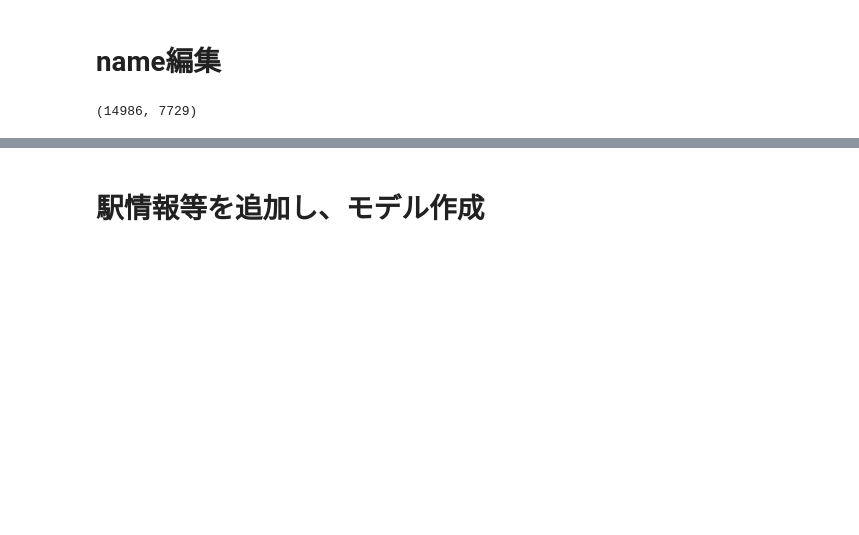
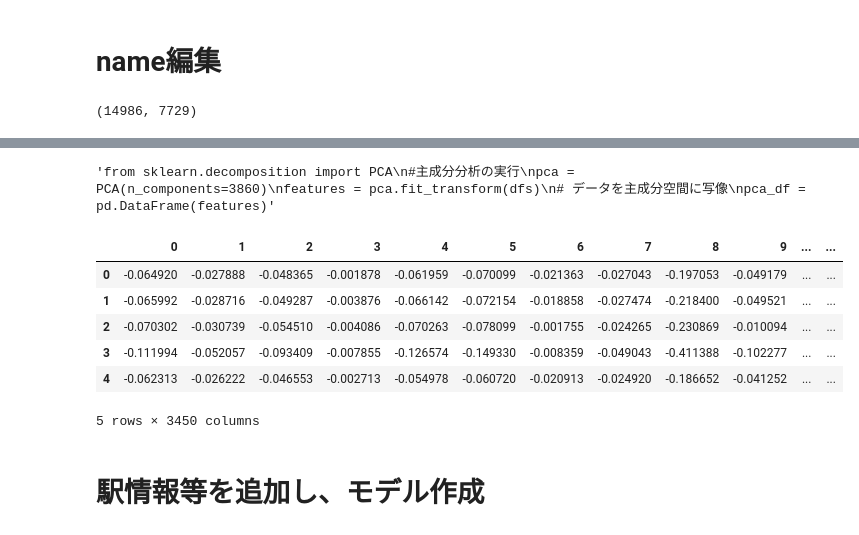
Before and after one commit to Kaito-Kajiyama/probspace-airbnb, a Jupyter notebook: baseline.ipynb, the cells around one changed output, grey strips where cells are left out. Drawn from its saved outputs; the diff is of its cells as text; code cells hidden in the pictures; blank space fills up the shorter version.

```diff
--- a/baseline.ipynb
+++ b/baseline.ipynb
@@ -127,0 +148,8 @@ test = total_data.iloc[train.shape[0]:,:]
+# %%
+#主成分分析の実行
+pca = PCA(n_components=3860)
+features = pca.fit_transform(dfs)
+# データを主成分空間に写像
+pca_df = pd.DataFrame(features)
+# %% [output]
+'from sklearn.decomposition import PCA\n#主成分分析の実行\npca = PCA(n_components=3860)\nfeatures = pca.fit_transform(dfs)\n# データを主成分空間に写像\npca_df = pd.DataFrame(features)'
@@ -128,2 +158,12 @@ test = total_data.iloc[train.shape[0]:,:]
+# %%
+pca_df.head()
+# %% [output]
+|  | 0 | 1 | 2 | 3 | 4 | 5 | 6 | 7 | 8 | 9 | ... | ... |
+| 0 | -0.064920 | -0.027888 | -0.048365 | -0.001878 | -0.061959 | -0.070099 | -0.021363 | -0.027043 | -0.197053 | -0.049179 | ... | ... |
+| 1 | -0.065992 | -0.028716 | -0.049287 | -0.003876 | -0.066142 | -0.072154 | -0.018858 | -0.027474 | -0.218400 | -0.049521 | ... | ... |
+| 2 | -0.070302 | -0.030739 | -0.054510 | -0.004086 | -0.070263 | -0.078099 | -0.001755 | -0.024265 | -0.230869 | -0.010094 | ... | ... |
+| 3 | -0.111994 | -0.052057 | -0.093409 | -0.007855 | -0.126574 | -0.149330 | -0.008359 | -0.049043 | -0.411388 | -0.102277 | ... | ... |
+| 4 | -0.062313 | -0.026222 | -0.046553 | -0.002713 | -0.054978 | -0.060720 | -0.020913 | -0.024920 | -0.186652 | -0.041252 | ... | ... |
+5 rows × 3450 columns
 # %% [markdown]
 # 駅情報等を追加し、モデル作成
```
Also changed, not shown: parts of 14 cells of this notebook.
